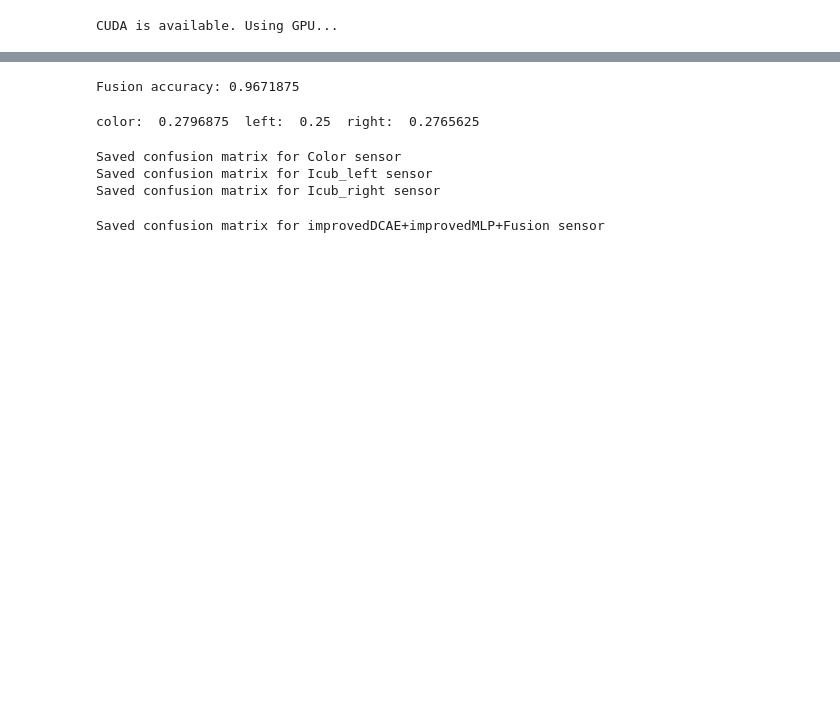
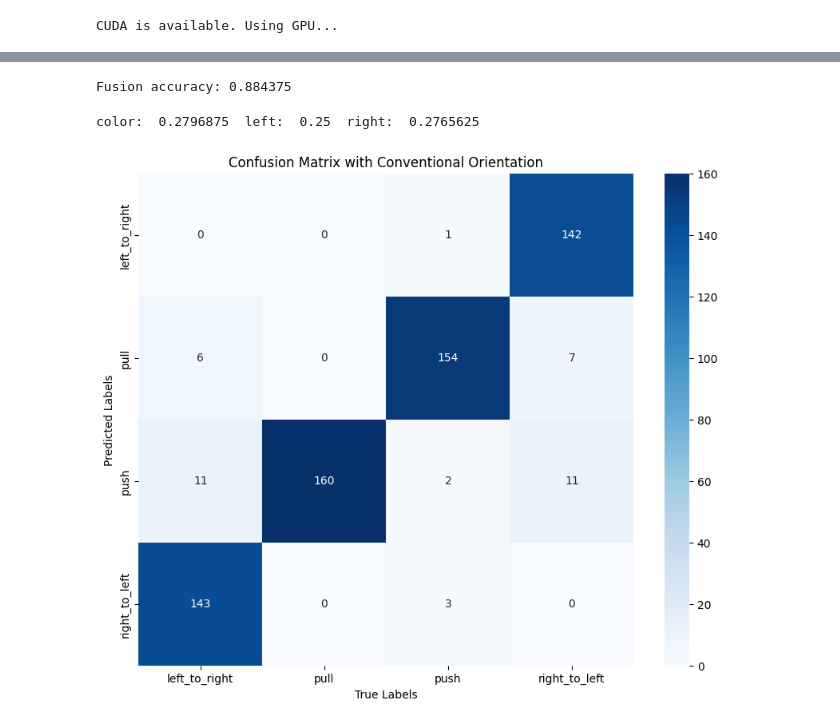
Before and after one commit to franklinrw/deep-multimodal-learning, a Jupyter notebook: models/notebooks/results.ipynb, the cells around one changed output, grey strips where cells are left out. Saved outputs shown, nothing was run; the diff lists cells and outputs as text; code cells hidden in the pictures; blank space fills up the shorter version.

```diff
--- a/models/notebooks/results.ipynb
+++ b/models/notebooks/results.ipynb
@@ -227,8 +577,13 @@ predicted_classes_list = [pred.cpu().numpy() if torch.is_tensor(pred) else pred
 class_names = ['left_to_right', 'pull', 'push', 'right_to_left']
 true_labels = [labels.cpu().numpy() for _, labels in test_loader_color]
 
-accuracy = calculate_fusion_accuracy(predicted_classes_list, true_labels)
-print(f"Fusion accuracy: {accuracy}")
+# accuracy = calculate_fusion_accuracy(predicted_classes_list, true_labels)
+# print(f"Fusion accuracy: {accuracy}")
+
+dir = "C:/Users/Frank/OneDrive/Bureaublad/ARC/deep-multimodal-learning/models/runs/results/matrixes/correct/"
+pr = get_predictions(final_predictions)
+tl = unpack_labels(true_labels)
+get_confusion_matrix_fusion(pr, class_names, tl,"simpleCAE+improvedMLP+Fusion", dir)
 # %% [output]
-Fusion accuracy: 0.9671875
+Fusion accuracy: 0.884375
 # %%
@@ -236,16 +591,27 @@ get_accuracy([color_preds, left_preds, right_preds], true_labels)
 # %% [output]
 color:  0.2796875  left:  0.25  right:  0.2765625
-# %%
-dir = "C:/Users/Frank/OneDrive/Bureaublad/ARC/deep-multimodal-learning/models/runs/results/matrixes/"
-get_confusion_matrix([], class_names, true_labels, "simpleCAE+simpleMLP+Fusion", dir)
-# %% [output]
-Saved confusion matrix for Color sensor
-Saved confusion matrix for Icub_left sensor
-Saved confusion matrix for Icub_right sensor
-# %%
-dir = "C:/Users/Frank/OneDrive/Bureaublad/ARC/deep-multimodal-learning/models/runs/results/matrixes/"
-pr = get_predictions(final_predictions)
-tl = unpack_labels(true_labels)
-get_confusion_matrix_fusion(pr, class_names, tl,"improvedDCAE+improvedMLP+Fusion", dir)
-# %% [output]
-Saved confusion matrix for improvedDCAE+improvedMLP+Fusion sensor
+# %%
+import matplotlib.pyplot as plt
+import seaborn as sns
+import numpy as np
+
+# Your confusion matrix data as a 2D array (example data, replace with your actual data)
+confusion_matrix_data = np.array([[0, 6, 11, 143],
+                                  [0, 0, 160, 0],
+                                  [1, 154, 2, 3],
+                                  [142, 7, 11, 0]])
+
+# The labels for the classes
+labels = ['left_to_right', 'pull', 'push', 'right_to_left']
+
+# Creating a seaborn heatmap for the confusion matrix
+plt.figure(figsize=(10, 8))
+sns.heatmap(confusion_matrix_data.T, annot=True, fmt='d', cmap='Blues', xticklabels=labels, yticklabels=labels)
+
+# Labels, title and ticks
+plt.xlabel('True Labels')
+plt.ylabel('Predicted Labels')
+plt.title('Confusion Matrix with Conventional Orientation')
+plt.show()
+# %% [output]
+[figure, added]
```
Also changed, not shown: parts of 15 cells of this notebook.
